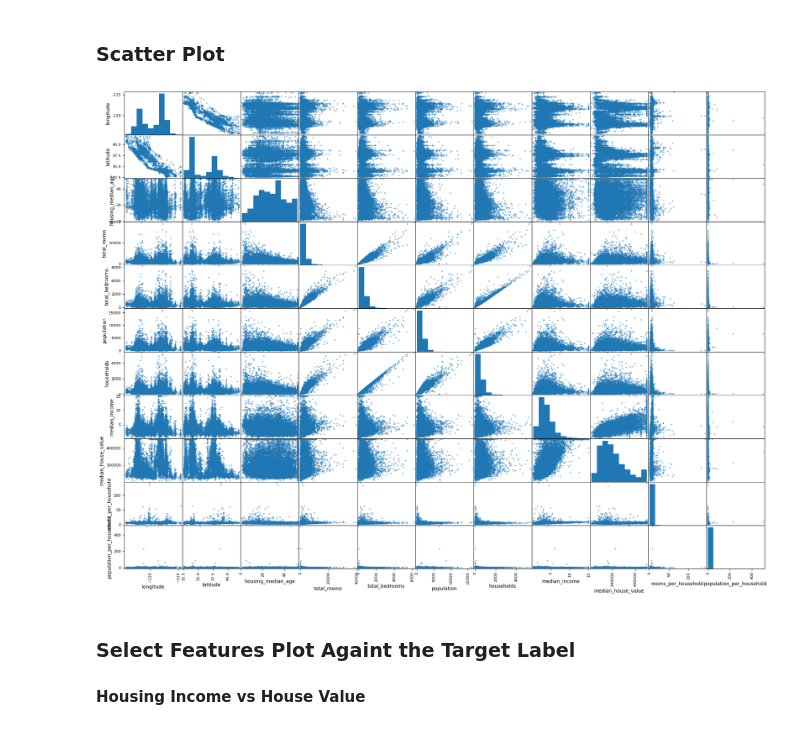
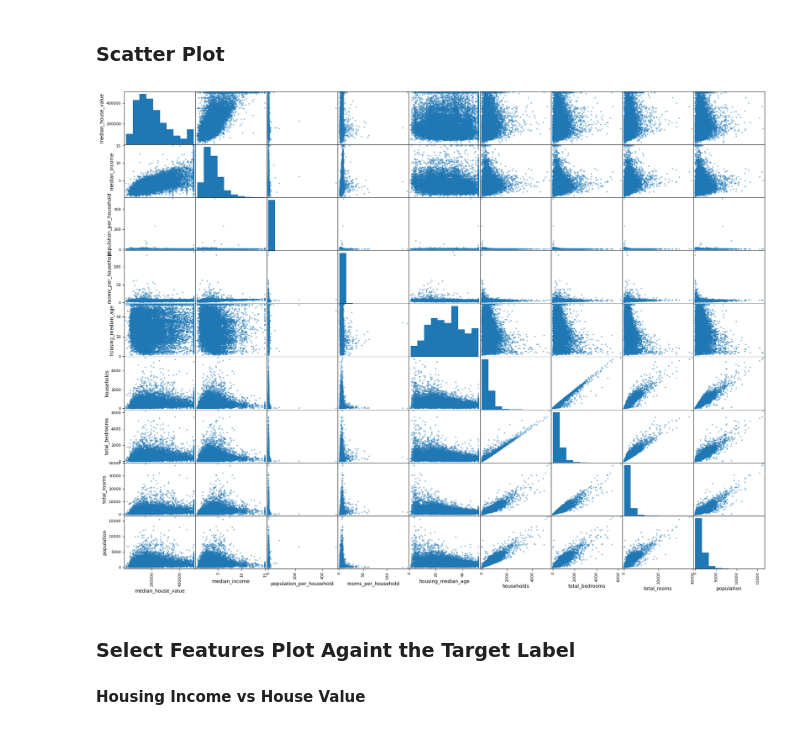
Before and after one commit to Basemm/machine-learning-lab, a Jupyter notebook: california_housing/index.ipynb, the cells around one changed output. Saved outputs shown, nothing was run; the diff lists cells and outputs as text; code cells hidden in the pictures.

Commit message:
refactor: use shorthand for scatter_matrix panda data frame's attributes

```diff
--- a/california_housing/index.ipynb
+++ b/california_housing/index.ipynb
@@ -130,13 +130,13 @@ Name: median_house_value, dtype: float64
 # %%
 from pandas.plotting import scatter_matrix
 import matplotlib.pyplot as plt
 
 
-numeric_features = full_train_set.select_dtypes(include=['number'])
-scatter_matrix(numeric_features, figsize=(24, 18))
+attributes = list(set(full_train_set.columns) - set(["ocean_proximity", "longitude", "latitude"]))
+scatter_matrix(full_train_set[attributes], figsize=(24, 18))
 plt.show()
 # %% [output]
-[figure, old version]
+[figure, new version]
 # %% [markdown]
 ### Select Features Plot Againt the Target Label
 
```
